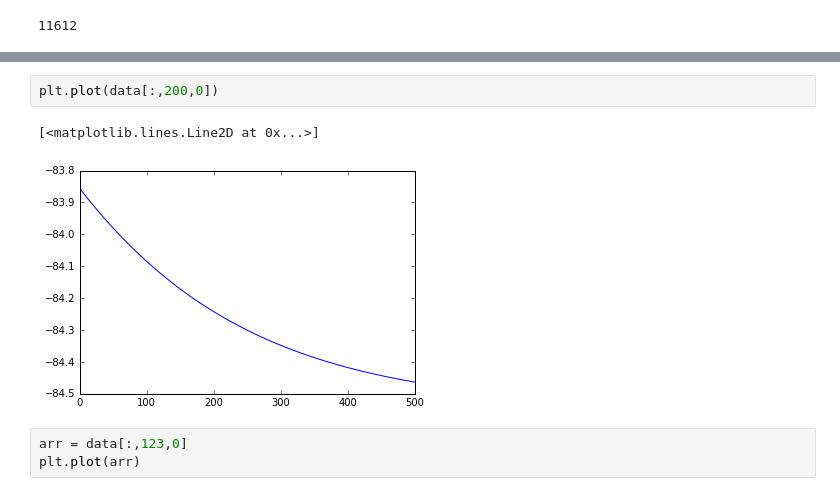
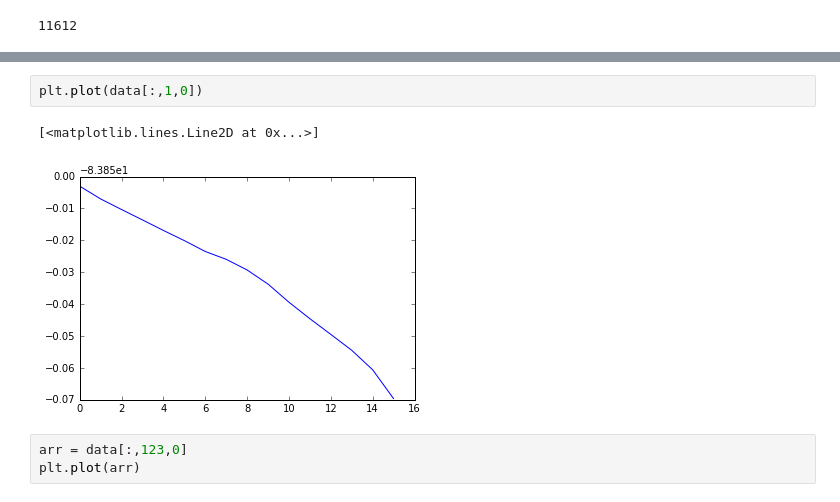
Before and after one commit to diegomaczuro/for-Anastasia, a Jupyter notebook: data from claster/11_03_2017/nastya_lr/convert_h5_to_vtu_2d.ipynb, the cells around one changed output, grey strips where cells are left out. Saved outputs shown, nothing was run; the diff lists cells and outputs as text.

```diff
--- a/data from claster/11_03_2017/nastya_lr/convert_h5_to_vtu_2d.ipynb
+++ b/data from claster/11_03_2017/nastya_lr/convert_h5_to_vtu_2d.ipynb
@@ -36,8 +36,8 @@ data
 # %%
-plt.plot(data[:,200,0])
+plt.plot(data[:,1,0])
 # %% [output]
 [<matplotlib.lines.Line2D at 0x...>]
-[figure, old version]
+[figure, new version]
 # %%
 arr = data[:,123,0]
 plt.plot(arr)
```
Also changed, not shown: parts of 1 cell of this notebook, 4 other files.
